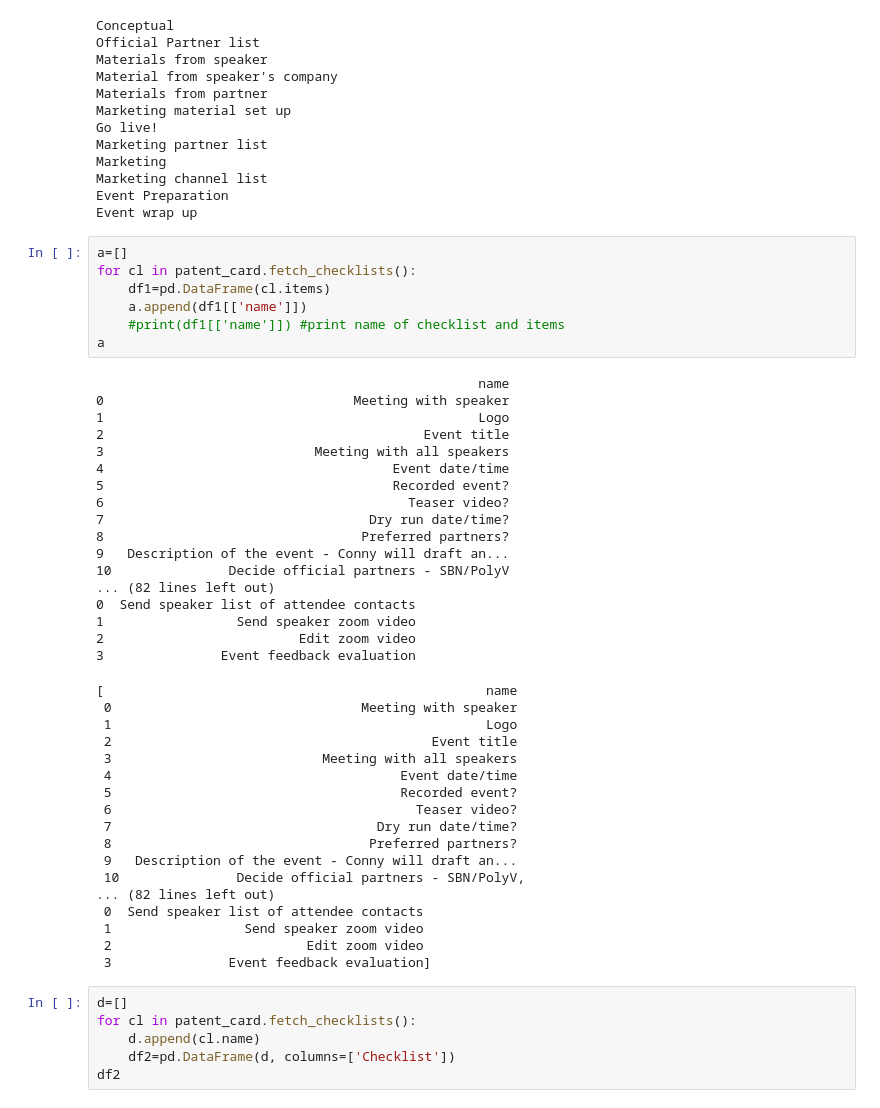
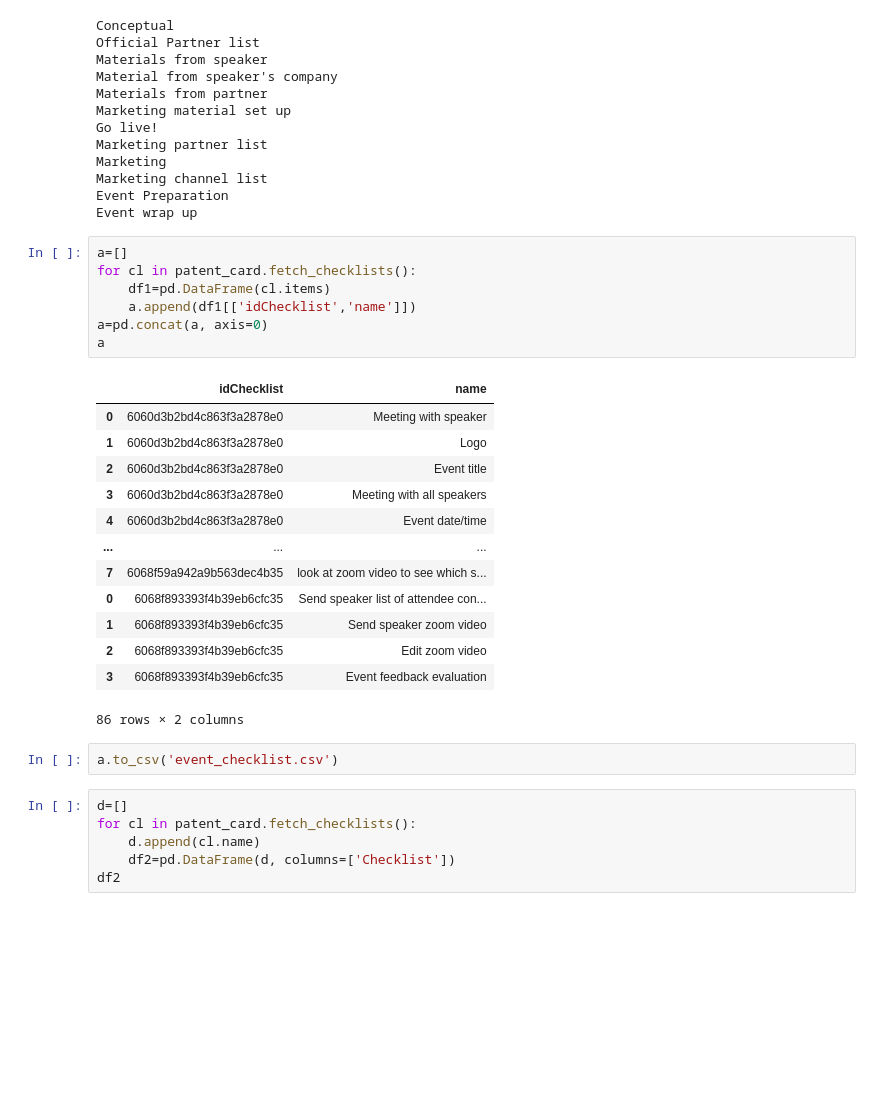
Before and after one commit to hirephd-org/Trello, a Jupyter notebook: Event_checklist_items_git.ipynb, the cells around one changed output. Saved outputs shown, nothing was run; the diff lists cells and outputs as text; blank space fills up the shorter version.

```diff
--- a/Event_checklist_items_git.ipynb
+++ b/Event_checklist_items_git.ipynb
@@ -61,48 +76,29 @@ Marketing
 Marketing channel list
 Event Preparation
 Event wrap up
-# %%
-a=[]
-for cl in patent_card.fetch_checklists():
-    df1=pd.DataFrame(cl.items)
-    a.append(df1[['name']])
-    #print(df1[['name']]) #print name of checklist and items
-a
-# %% [output]
-                                                 name
-0                                Meeting with speaker
-1                                                Logo
-2                                         Event title
-3                           Meeting with all speakers
-4                                     Event date/time
-5                                     Recorded event?
-6                                       Teaser video?
-7                                  Dry run date/time?
-8                                 Preferred partners?
-9   Description of the event - Conny will draft an...
-10               Decide official partners - SBN/PolyV
-... (82 lines left out)
-0  Send speaker list of attendee contacts
-1                 Send speaker zoom video
-2                         Edit zoom video
-3               Event feedback evaluation
-[                                                 name
- 0                                Meeting with speaker
- 1                                                Logo
- 2                                         Event title
- 3                           Meeting with all speakers
- 4                                     Event date/time
- 5                                     Recorded event?
- 6                                       Teaser video?
- 7                                  Dry run date/time?
- 8                                 Preferred partners?
- 9   Description of the event - Conny will draft an...
- 10               Decide official partners - SBN/PolyV,
-... (82 lines left out)
- 0  Send speaker list of attendee contacts
- 1                 Send speaker zoom video
- 2                         Edit zoom video
- 3               Event feedback evaluation]
+# %%
+a=[]
+for cl in patent_card.fetch_checklists():
+    df1=pd.DataFrame(cl.items)
+    a.append(df1[['idChecklist','name']])
+a=pd.concat(a, axis=0)
+a
+# %% [output]
+|  | idChecklist | name |
+| 0 | 6060d3b2bd4c863f3a2878e0 | Meeting with speaker |
+| 1 | 6060d3b2bd4c863f3a2878e0 | Logo |
+| 2 | 6060d3b2bd4c863f3a2878e0 | Event title |
+| 3 | 6060d3b2bd4c863f3a2878e0 | Meeting with all speakers |
+| 4 | 6060d3b2bd4c863f3a2878e0 | Event date/time |
+| ... | ... | ... |
+| 7 | 6068f59a942a9b563dec4b35 | look at zoom video to see which s... |
+| 0 | 6068f893393f4b39eb6cfc35 | Send speaker list of attendee con... |
+| 1 | 6068f893393f4b39eb6cfc35 | Send speaker zoom video |
+| 2 | 6068f893393f4b39eb6cfc35 | Edit zoom video |
+| 3 | 6068f893393f4b39eb6cfc35 | Event feedback evaluation |
+86 rows × 2 columns
+# %%
+a.to_csv('event_checklist.csv')
 # %%
 d=[]
 for cl in patent_card.fetch_checklists():
```
Also changed, not shown: parts of 20 cells of this notebook.
